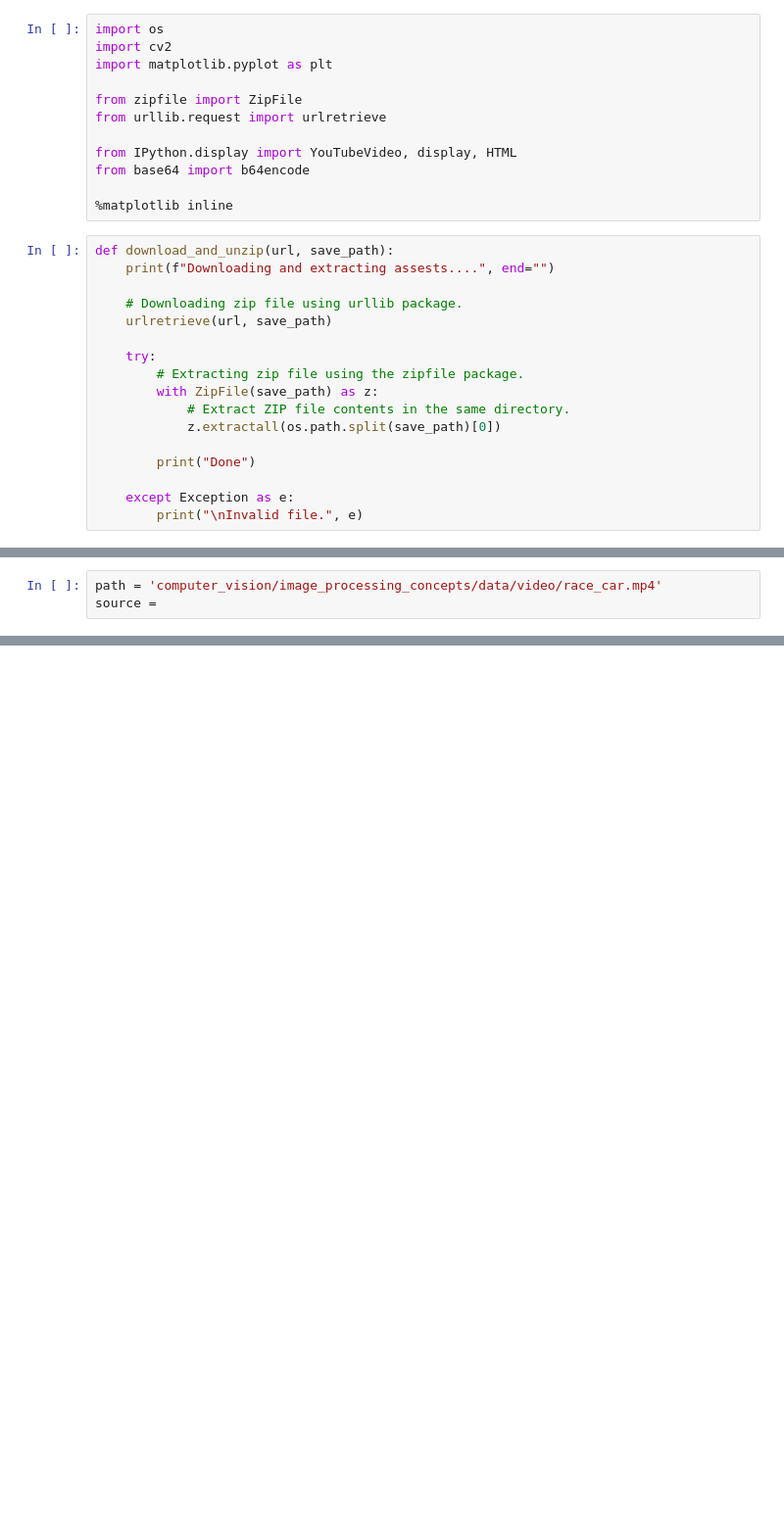
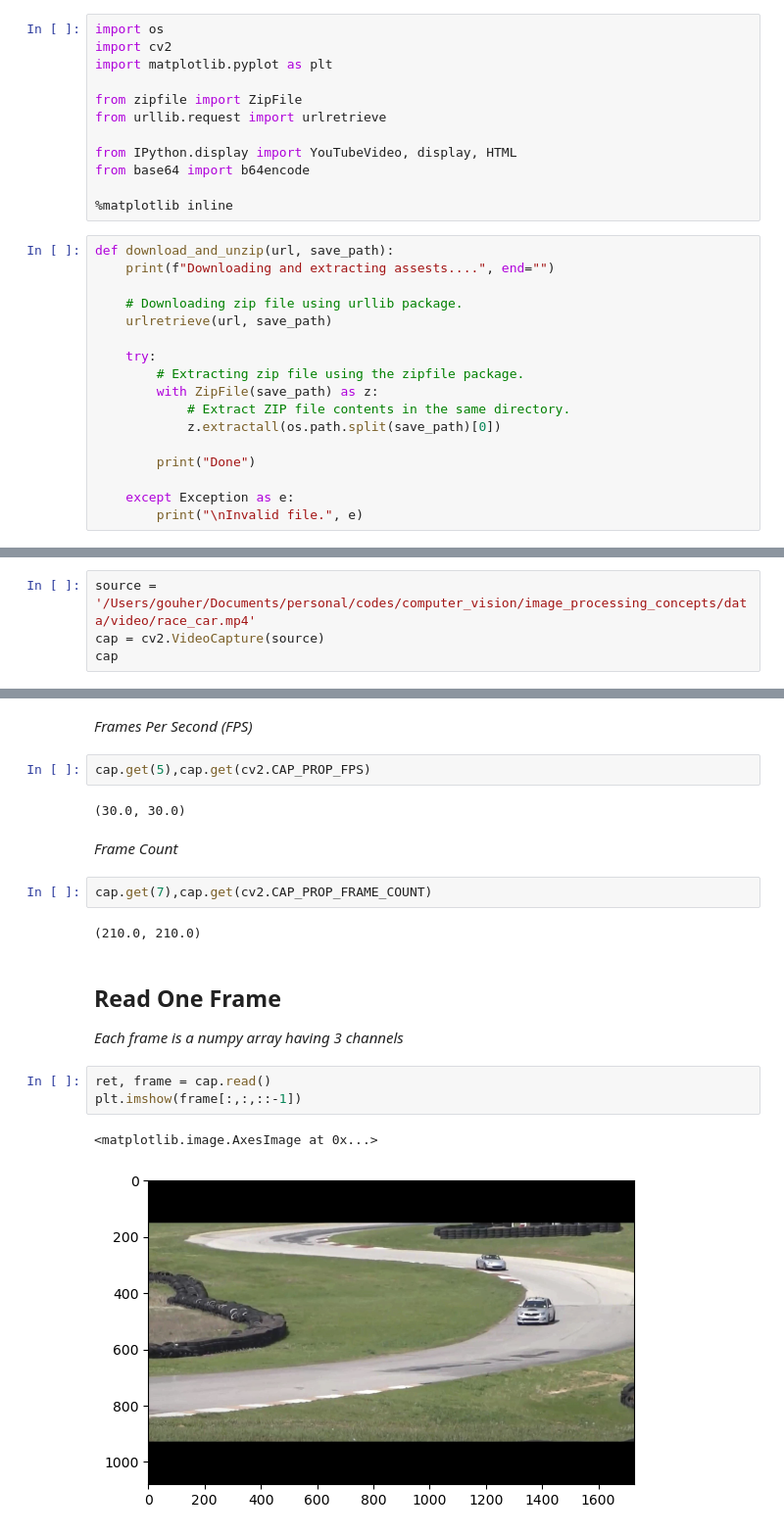
Before and after one commit to gouherdanish/image_processing_concepts, a Jupyter notebook: 5_video_basics.ipynb, the cells around one changed output, grey strips where cells are left out. Shown: that part at 98% size. Cells and saved outputs as stored; diff of their text form; blank space fills up the shorter version.

Commit message:
Notebook added on Video basics

```diff
--- a/5_video_basics.ipynb
+++ b/5_video_basics.ipynb
@@ -42,3 +40,4 @@ Downloading and extracting assests....Done
 # %%
-path = 'computer_vision/image_processing_concepts/data/video/race_car.mp4'
-source =
+source = '/Users/gouher/Documents/personal/codes/computer_vision/image_processing_concepts/data/video/race_car.mp4'
+cap = cv2.VideoCapture(source)
+cap
@@ -44,0 +65,22 @@ source =
+# %% [markdown]
+_Frames Per Second (FPS)_
+# %%
+cap.get(5),cap.get(cv2.CAP_PROP_FPS)
+# %% [output]
+(30.0, 30.0)
+# %% [markdown]
+_Frame Count_
+# %%
+cap.get(7),cap.get(cv2.CAP_PROP_FRAME_COUNT)
+# %% [output]
+(210.0, 210.0)
+# %% [markdown]
+## Read One Frame
+
+_Each frame is a numpy array having 3 channels_
+# %%
+ret, frame = cap.read()
+plt.imshow(frame[:,:,::-1])
+# %% [output]
+<matplotlib.image.AxesImage at 0x...>
+[figure, added]
```
Also changed, not shown: parts of 18 cells of this notebook, 2 other files.
